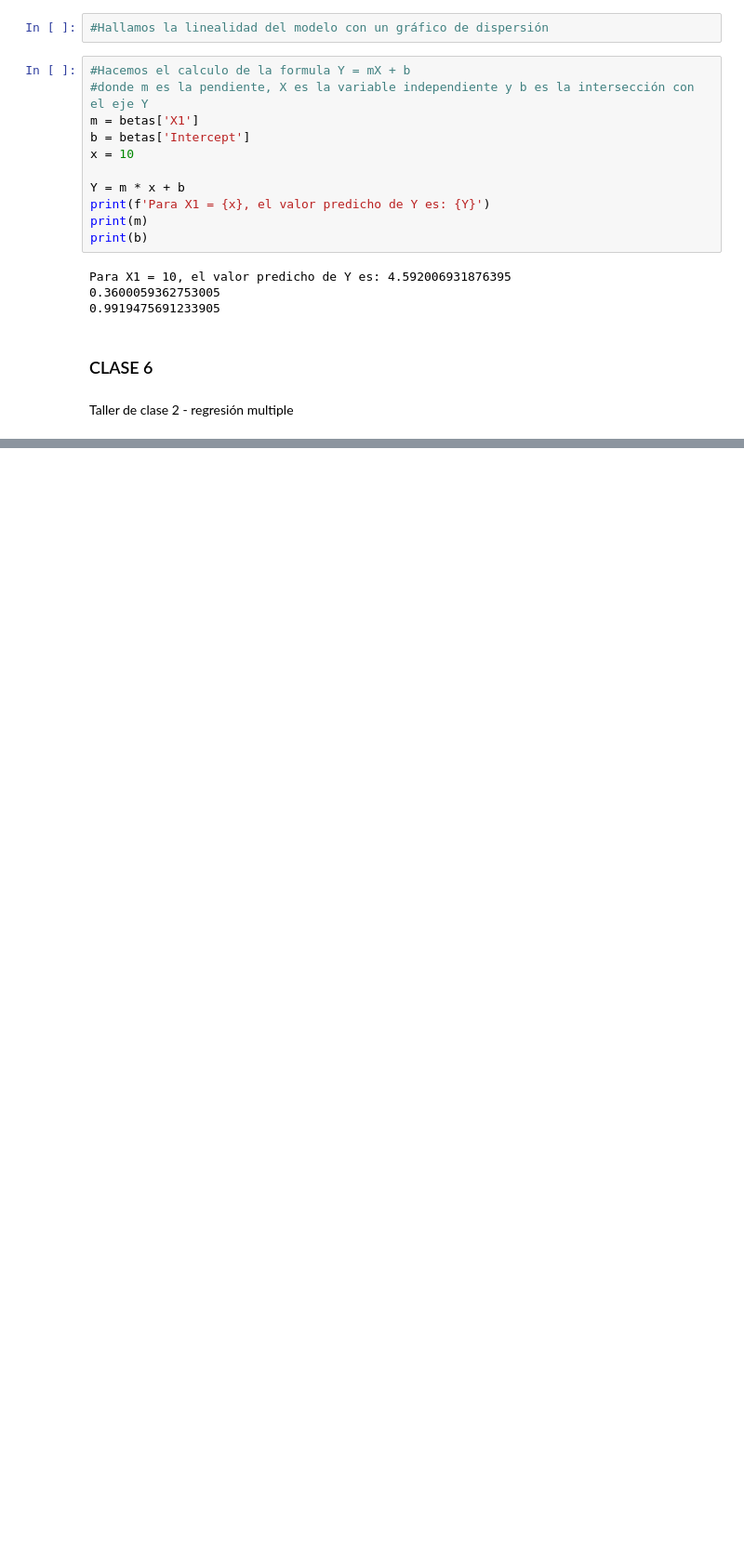
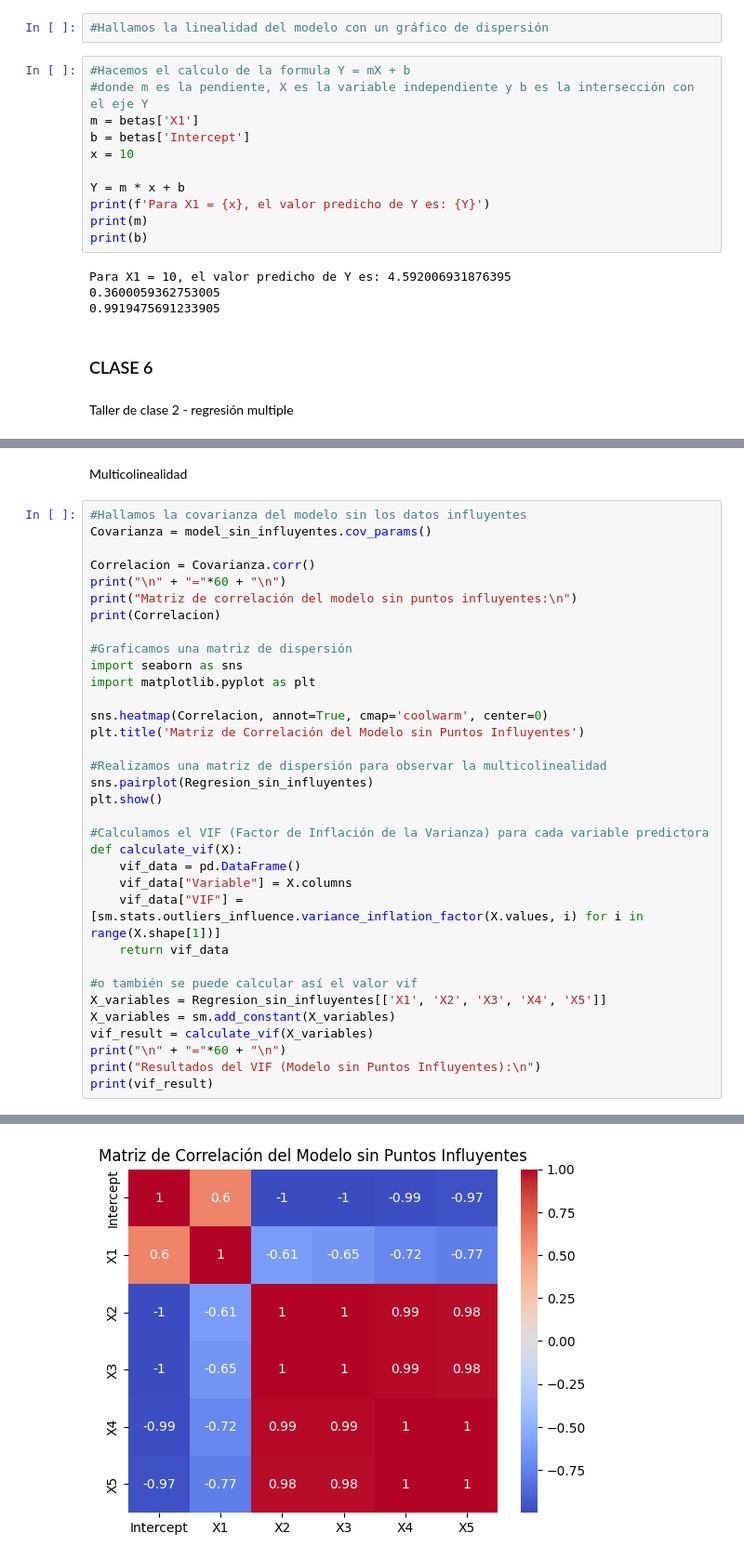
Before and after one commit to danielgonzalezp-96/Estadistica_DGP, a Jupyter notebook: Clase5_Estadistica.ipynb, the cells around one changed output, grey strips where cells are left out. Shown at 93% size. Cells and saved outputs as stored; diff of their text form; blank space fills up the shorter version.

```diff
--- a/Clase5_Estadistica.ipynb
+++ b/Clase5_Estadistica.ipynb
@@ -318,0 +386,37 @@ Puntos influyentes:
+# %% [markdown]
+Multicolinealidad
+# %%
+#Hallamos la covarianza del modelo sin los datos influyentes
+Covarianza = model_sin_influyentes.cov_params()
+
+Correlacion = Covarianza.corr()
+print("\n" + "="*60 + "\n")
+print("Matriz de correlación del modelo sin puntos influyentes:\n")
+print(Correlacion)
+
+#Graficamos una matriz de dispersión
+import seaborn as sns
+import matplotlib.pyplot as plt
+
+sns.heatmap(Correlacion, annot=True, cmap='coolwarm', center=0)
+plt.title('Matriz de Correlación del Modelo sin Puntos Influyentes')
+
+#Realizamos una matriz de dispersión para observar la multicolinealidad
+sns.pairplot(Regresion_sin_influyentes)
+plt.show()
+
+#Calculamos el VIF (Factor de Inflación de la Varianza) para cada variable predictora
+def calculate_vif(X):
+    vif_data = pd.DataFrame()
+    vif_data["Variable"] = X.columns
+    vif_data["VIF"] = [sm.stats.outliers_influence.variance_inflation_factor(X.values, i) for i in range(X.shape[1])]
+    return vif_data
+
+#o también se puede calcular así el valor vif
+X_variables = Regresion_sin_influyentes[['X1', 'X2', 'X3', 'X4', 'X5']]
+X_variables = sm.add_constant(X_variables)
+vif_result = calculate_vif(X_variables)
+print("\n" + "="*60 + "\n")
+print("Resultados del VIF (Modelo sin Puntos Influyentes):\n")
+print(vif_result)
+# %% [output]
@@ -318,0 +434 @@ Puntos influyentes:
+[figure, added]
```
Also changed, not shown: parts of 2 cells of this notebook.
